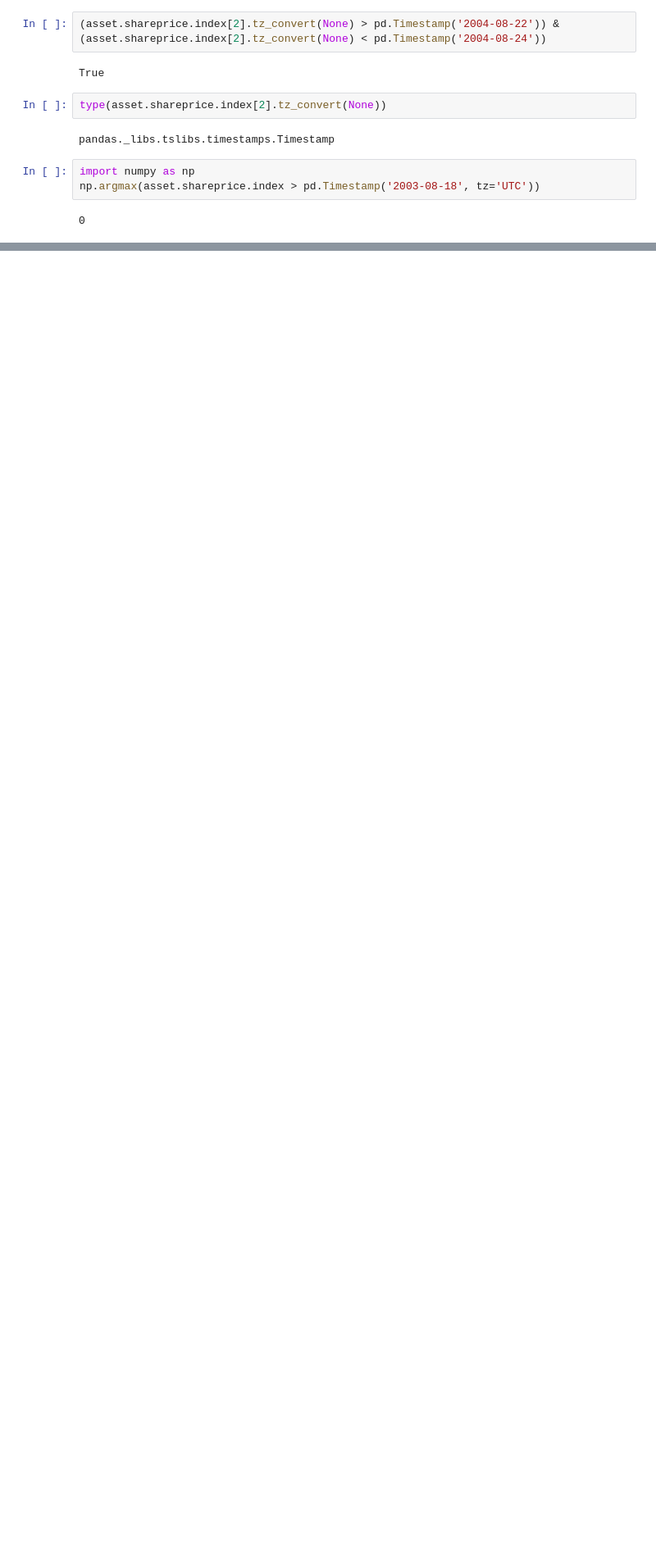
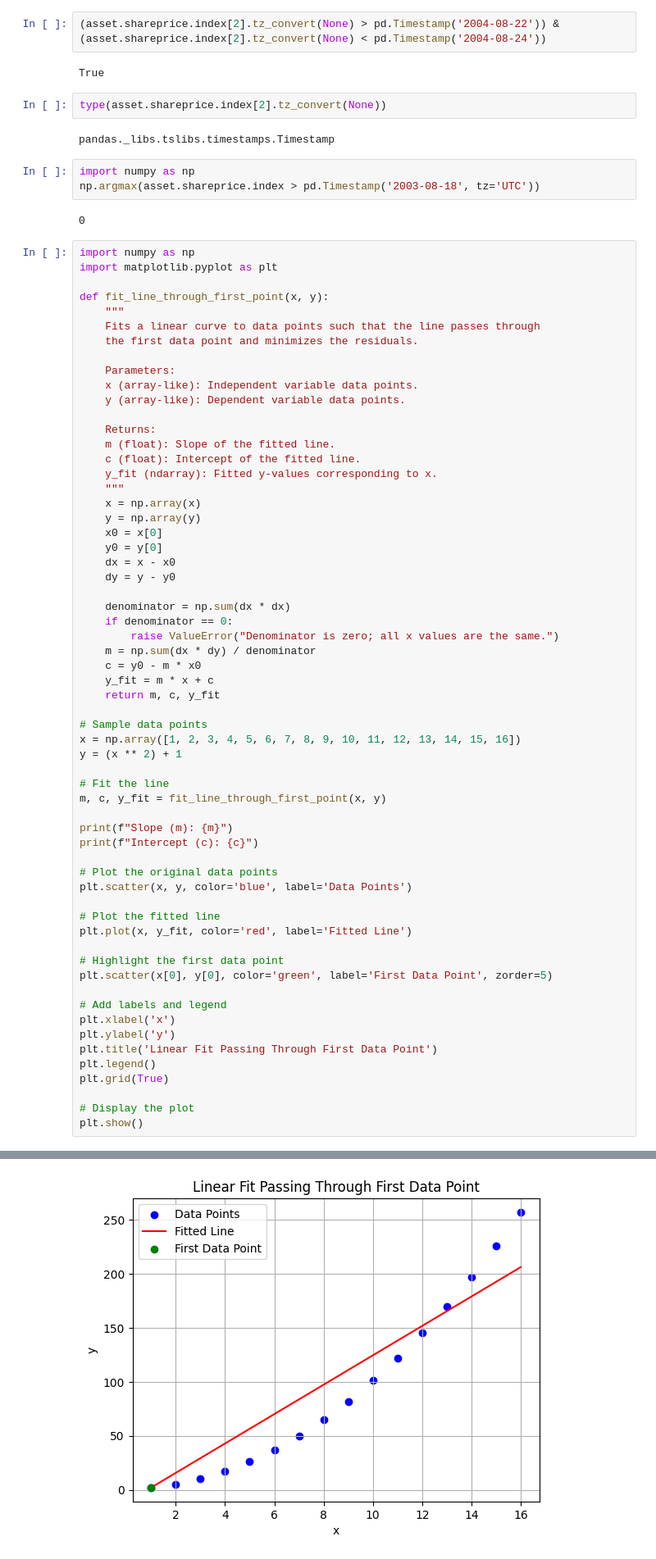
Before and after one commit to KImeriGitHub/RandomOdyssey, a Jupyter notebook: notebooks/sandbox.ipynb, the cells around one changed output, grey strips where cells are left out. Shown at 82% size. Cells and saved outputs as stored; diff of their text form; blank space fills up the shorter version.

```diff
--- a/notebooks/sandbox.ipynb
+++ b/notebooks/sandbox.ipynb
@@ -116,3 +109,65 @@ import numpy as np
 np.argmax(asset.shareprice.index > pd.Timestamp('2003-08-18', tz='UTC'))
 # %% [output]
 0
+# %%
+import numpy as np
+import matplotlib.pyplot as plt
+
+def fit_line_through_first_point(x, y):
+    """
+    Fits a linear curve to data points such that the line passes through
+    the first data point and minimizes the residuals.
+
+    Parameters:
+    x (array-like): Independent variable data points.
+    y (array-like): Dependent variable data points.
+
+    Returns:
+    m (float): Slope of the fitted line.
+    c (float): Intercept of the fitted line.
+    y_fit (ndarray): Fitted y-values corresponding to x.
+    """
+    x = np.array(x)
+    y = np.array(y)
+    x0 = x[0]
+    y0 = y[0]
+    dx = x - x0
+    dy = y - y0
+
+    denominator = np.sum(dx * dx)
+    if denominator == 0:
+        raise ValueError("Denominator is zero; all x values are the same.")
+    m = np.sum(dx * dy) / denominator
+    c = y0 - m * x0
+    y_fit = m * x + c
+    return m, c, y_fit
+
+# Sample data points
+x = np.array([1, 2, 3, 4, 5, 6, 7, 8, 9, 10, 11, 12, 13, 14, 15, 16])
+y = (x ** 2) + 1
+
+# Fit the line
+m, c, y_fit = fit_line_through_first_point(x, y)
+
+print(f"Slope (m): {m}")
+print(f"Intercept (c): {c}")
+
+# Plot the original data points
+plt.scatter(x, y, color='blue', label='Data Points')
+
+# Plot the fitted line
+plt.plot(x, y_fit, color='red', label='Fitted Line')
+
+# Highlight the first data point
+plt.scatter(x[0], y[0], color='green', label='First Data Point', zorder=5)
+
+# Add labels and legend
+plt.xlabel('x')
+plt.ylabel('y')
+plt.title('Linear Fit Passing Through First Data Point')
+plt.legend()
+plt.grid(True)
+
+# Display the plot
+plt.show()
+# %% [output]
@@ -118,0 +176 @@ np.argmax(asset.shareprice.index > pd.Timestamp('2003-08-18', tz='UTC'))
+[figure, added]
```
Also changed, not shown: parts of 4 cells of this notebook, 8 other files.
